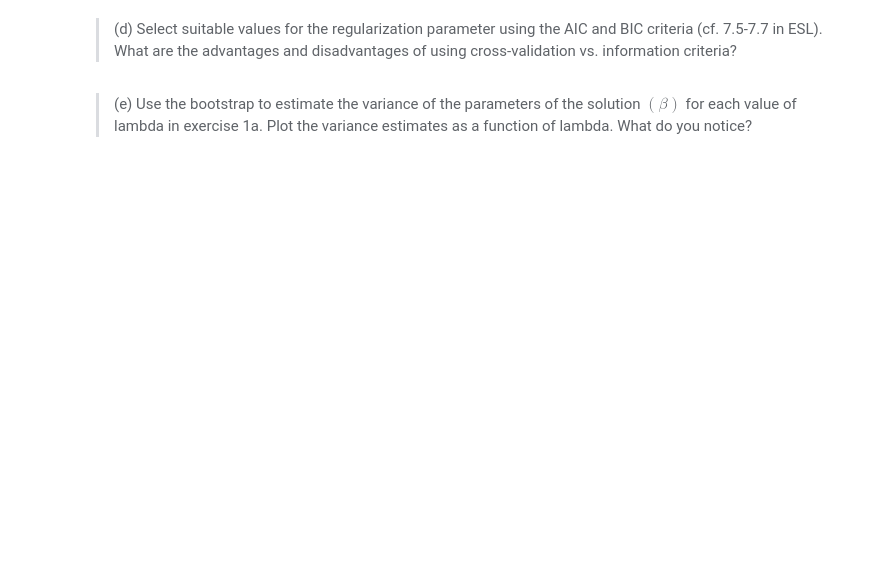
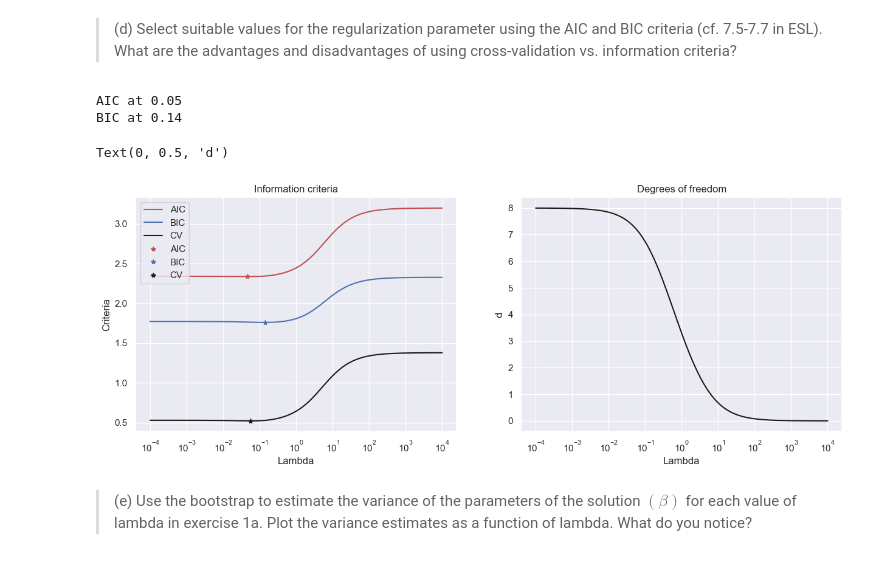
Before and after one commit to AlessandroLongo23/Computational-Data-Analysis, a Jupyter notebook: week2_Exercise_questions/w2_ex1.ipynb, the cells around one changed output. Drawn from its saved outputs; the diff is of its cells as text; code cells hidden in the pictures; blank space fills up the shorter version.

```diff
--- a/week2_Exercise_questions/w2_ex1.ipynb
+++ b/week2_Exercise_questions/w2_ex1.ipynb
@@ -122,22 +210,67 @@ print("BIC at %0.2f" % lambdas[jBIC])
+# %%
+D = np.zeros(100)
+AIC = np.zeros(100)
+BIC = np.zeros(100)
+
+# Calculate degrees of freedom, AIC and BIC for each lambda
+for i, lambda_ in enumerate(lambdas):
+    # Calculate ridge regression for this lambda
+    beta_ridge = np.linalg.solve(X_pre.T @ X_pre + lambda_ * np.eye(X_pre.shape[1]), X_pre.T @ y_pre)
+
+    # Calculate hat matrix H = X(X'X + λI)^(-1)X'
+    H = X_pre @ np.linalg.solve(X_pre.T @ X_pre + lambda_ * np.eye(X_pre.shape[1]), X_pre.T)
+
+    # Degrees of freedom is trace of hat matrix
+    D[i] = np.trace(H)
+
+    # Calculate residuals
+    y_pred = X_pre @ beta_ridge
+    residuals = y_pre - y_pred
+    RSS = np.sum(residuals ** 2)
+    n = len(y_pre)
+
+    beta_ols, _, _, _ = lng.lstsq(X_pre, y_pre)
+    s2 = np.mean((y_pre - X_pre @ beta_ols) ** 2)
+    s = np.sqrt(s2)
+
+    e = y - X_pre @ beta_ridge
+    err = np.sum(e ** 2) / n
+
+    # Calculate AIC and BIC
+    AIC[i] = err + 2 * D[i] / n * s ** 2
+    BIC[i] = n / (s ** 2) * (err + np.log(n) * D[i] / n * s ** 2)
+
+# Find lambda with minimum AIC and BIC
+jAIC = np.argmin(AIC)
+jBIC = np.argmin(BIC)
+
+print("AIC at %0.2f" % lambdas[jAIC])
+print("BIC at %0.2f" % lambdas[jBIC])
+# %% [output]
+AIC at 0.05
+BIC at 0.14
 # %%
 #plot different methods Information criteria: AIC BIC CV
-fig, axs = plt.subplots(1, 2, figsize=(15,5))
+fig, axs = plt.subplots(1, 2, figsize=(15, 5))
 axs[0].set_title('Information criteria')
-_ = axs[0].semilogx(lambdas,AIC,'-r',label='AIC')
-axs[0].semilogx(lambdas,BIC/300,'-b',label='BIC')
-axs[0].semilogx(lambdas,meanMSE,'-k',label='CV')
-axs[0].semilogx(lambdas[jAIC],np.min(AIC),'*r',label='AIC')
-axs[0].semilogx(lambdas[jBIC],np.min(BIC)/300,'*b',label='BIC')
-axs[0].semilogx(lambdas[jOpt],np.min(meanMSE),'*k',label='CV')
+_ = axs[0].semilogx(lambdas, AIC, '-r', label = 'AIC')
+axs[0].semilogx(lambdas, BIC / 300,'-b', label = 'BIC')
+axs[0].semilogx(lambdas, mean_MSE,'-k', label = 'CV')
+axs[0].semilogx(lambdas[jAIC], np.min(AIC), '*r', label = 'AIC')
+axs[0].semilogx(lambdas[jBIC], np.min(BIC) / 300, '*b', label = 'BIC')
+axs[0].semilogx(lambdas[opt_idx], np.min(mean_MSE), '*k', label = 'CV')
 axs[0].legend()
 axs[0].set_xlabel('Lambda')
 axs[0].set_ylabel('Criteria')
 
 #plot the degree of freedom
-axs[1].semilogx(lambdas,D,'-k');
-axs[1].set_title('Degrees of freedom');
-axs[1].set_xlabel('Lambda');
-axs[1].set_ylabel('d');
+axs[1].semilogx(lambdas, D, '-k')
+axs[1].set_title('Degrees of freedom')
+axs[1].set_xlabel('Lambda')
+axs[1].set_ylabel('d')
+# %% [output]
+Text(0, 0.5, 'd')
+[figure, added]
 # %% [markdown]
 > (e) Use the bootstrap to estimate the variance of the parameters of the solution $(β)$ for each value of lambda in exercise 1a. Plot the variance estimates as a function of lambda. What do you notice?
 # %%
```
Also changed, not shown: parts of 11 cells of this notebook, 1 other file.
